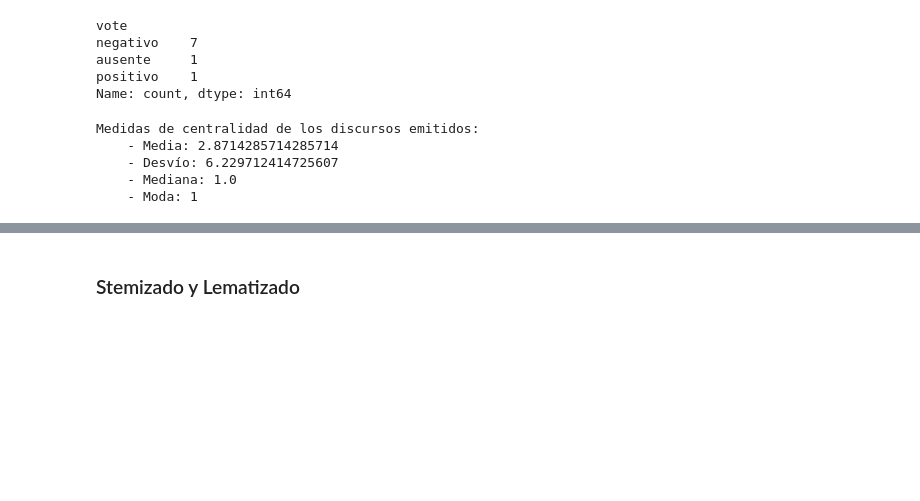
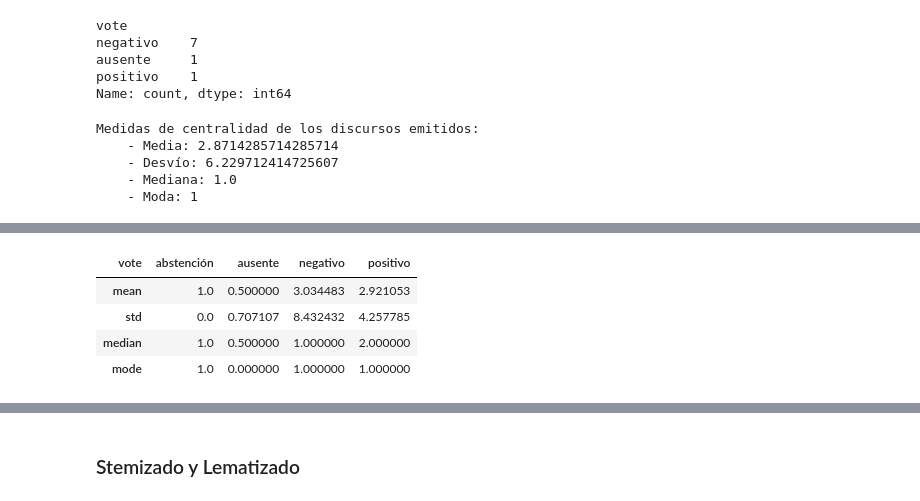
Before and after one commit to macfernandez/eddc-specialization-project, a Jupyter notebook: notebooks/02-data-description.ipynb, the cells around one changed output, grey strips where cells are left out. Drawn from its saved outputs; the diff is of its cells as text; code cells hidden in the pictures; blank space fills up the shorter version.

```diff
--- a/notebooks/02-data-description.ipynb
+++ b/notebooks/02-data-description.ipynb
@@ -389,0 +423,16 @@ Medidas de centralidad de los discursos emitidos:
+# %%
+speech_len_centrality = (
+    speech_len
+    .groupby("vote")["speech_len"]
+    .agg([np.mean, np.std, np.median, mode])
+    .fillna(0)
+    .T
+)
+save_dataframe(speech_len_centrality, folder=VISUALIZATIONS_PATH, filename="speech_len_centrality")
+speech_len_centrality
+# %% [output]
+| vote | abstención | ausente | negativo | positivo |
+| mean | 1.0 | 0.500000 | 3.034483 | 2.921053 |
+| std | 0.0 | 0.707107 | 8.432432 | 4.257785 |
+| median | 1.0 | 0.500000 | 1.000000 | 2.000000 |
+| mode | 1.0 | 0.000000 | 1.000000 | 1.000000 |
```
Also changed, not shown: parts of 12 cells of this notebook, 1 other file.
